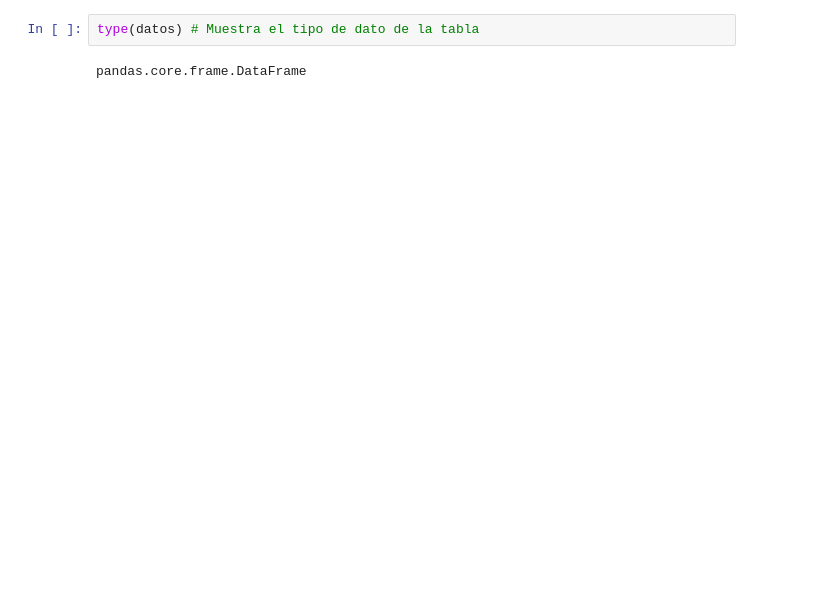
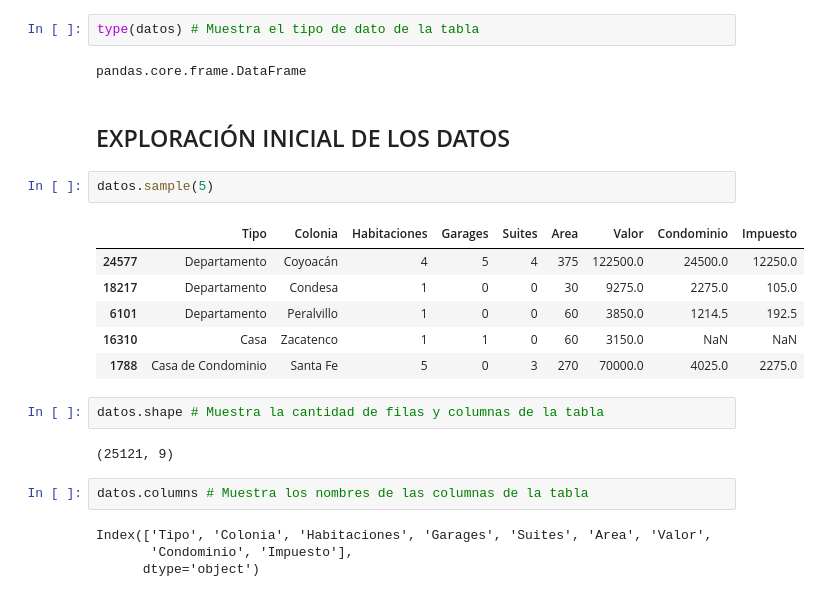
Before and after one commit to Starleen1996/Biblioteca_Pandas, a Jupyter notebook: inmuebles_cdmx.ipynb, the cells around one changed output. Saved outputs shown, nothing was run; the diff lists cells and outputs as text; blank space fills up the shorter version.

```diff
--- a/inmuebles_cdmx.ipynb
+++ b/inmuebles_cdmx.ipynb
@@ -89,3 +89,24 @@ datos.sample(5) # Muestra 5 datos aleatorios de la tabla
 type(datos) # Muestra el tipo de dato de la tabla
 # %% [output]
 pandas.core.frame.DataFrame
+# %% [markdown]
+## EXPLORACIÓN INICIAL DE LOS DATOS
+# %%
+datos.sample(5)
+# %% [output]
+|  | Tipo | Colonia | Habitaciones | Garages | Suites | Area | Valor | Condominio | Impuesto |
+| 24577 | Departamento | Coyoacán | 4 | 5 | 4 | 375 | 122500.0 | 24500.0 | 12250.0 |
+| 18217 | Departamento | Condesa | 1 | 0 | 0 | 30 | 9275.0 | 2275.0 | 105.0 |
+| 6101 | Departamento | Peralvillo | 1 | 0 | 0 | 60 | 3850.0 | 1214.5 | 192.5 |
+| 16310 | Casa | Zacatenco | 1 | 1 | 0 | 60 | 3150.0 | NaN | NaN |
+| 1788 | Casa de Condominio | Santa Fe | 5 | 0 | 3 | 270 | 70000.0 | 4025.0 | 2275.0 |
+# %%
+datos.shape # Muestra la cantidad de filas y columnas de la tabla
+# %% [output]
+(25121, 9)
+# %%
+datos.columns # Muestra los nombres de las columnas de la tabla
+# %% [output]
+Index(['Tipo', 'Colonia', 'Habitaciones', 'Garages', 'Suites', 'Area', 'Valor',
+       'Condominio', 'Impuesto'],
+      dtype='object')
```
Also changed, not shown: parts of 3 cells of this notebook.
